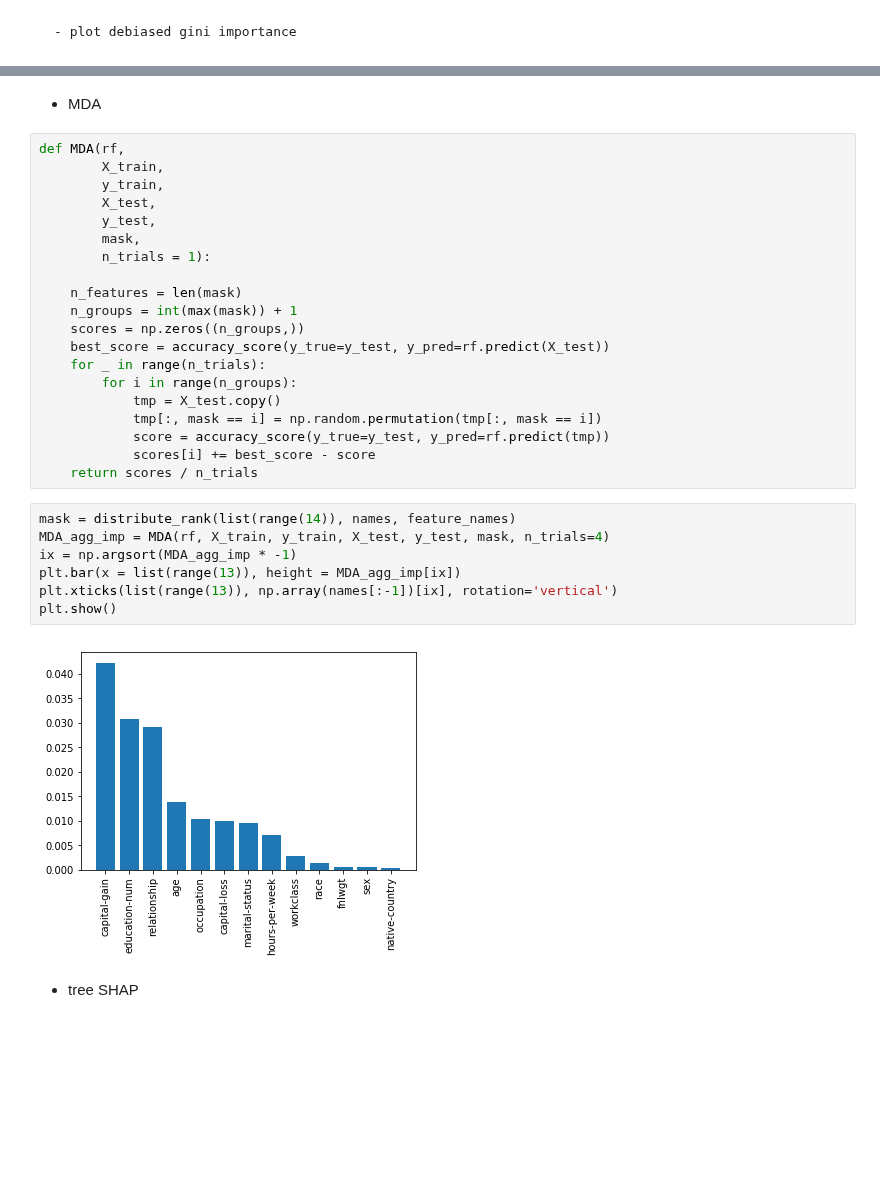
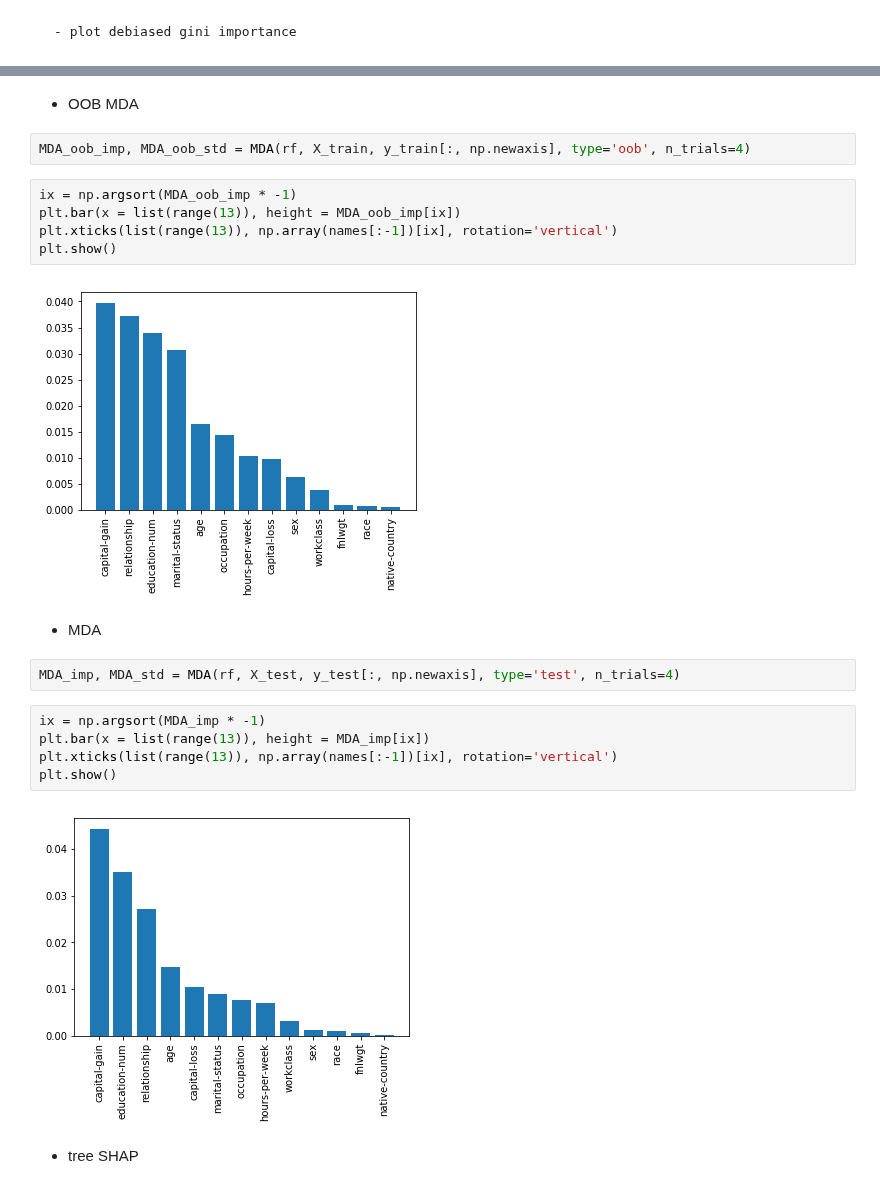
Before and after one commit to shifwang/paper-debiased-feature-importance, a Jupyter notebook: explorations/01_adult_data_variant.ipynb, the cells around one changed output, grey strips where cells are left out. Drawn from its saved outputs; the diff is of its cells as text; blank space fills up the shorter version.

```diff
--- a/explorations/01_adult_data_variant.ipynb
+++ b/explorations/01_adult_data_variant.ipynb
@@ -166,34 +174,25 @@ plt.show()
+# %% [markdown]
+- OOB MDA
+# %%
+MDA_oob_imp, MDA_oob_std = MDA(rf, X_train, y_train[:, np.newaxis], type='oob', n_trials=4)
+# %%
+ix = np.argsort(MDA_oob_imp * -1)
+plt.bar(x = list(range(13)), height = MDA_oob_imp[ix])
+plt.xticks(list(range(13)), np.array(names[:-1])[ix], rotation='vertical')
+plt.show()
+# %% [output]
+[figure, added]
 # %% [markdown]
 - MDA
-# %%
-def MDA(rf,
-        X_train,
-        y_train,
-        X_test,
-        y_test,
-        mask,
-        n_trials = 1):
-
-    n_features = len(mask)
-    n_groups = int(max(mask)) + 1
-    scores = np.zeros((n_groups,))
-    best_score = accuracy_score(y_true=y_test, y_pred=rf.predict(X_test))
-    for _ in range(n_trials):
-        for i in range(n_groups):
-            tmp = X_test.copy()
-            tmp[:, mask == i] = np.random.permutation(tmp[:, mask == i])
-            score = accuracy_score(y_true=y_test, y_pred=rf.predict(tmp))
-            scores[i] += best_score - score
-    return scores / n_trials
+# %%
+MDA_imp, MDA_std = MDA(rf, X_test, y_test[:, np.newaxis], type='test', n_trials=4)
 # %%
-mask = distribute_rank(list(range(14)), names, feature_names)
-MDA_agg_imp = MDA(rf, X_train, y_train, X_test, y_test, mask, n_trials=4)
-ix = np.argsort(MDA_agg_imp * -1)
-plt.bar(x = list(range(13)), height = MDA_agg_imp[ix])
+ix = np.argsort(MDA_imp * -1)
+plt.bar(x = list(range(13)), height = MDA_imp[ix])
 plt.xticks(list(range(13)), np.array(names[:-1])[ix], rotation='vertical')
 plt.show()
 # %% [output]
-[figure, old version]
+[figure, new version]
 # %% [markdown]
 - tree SHAP
 # %%
```
Also changed, not shown: parts of 6 cells of this notebook, 2 other files.
